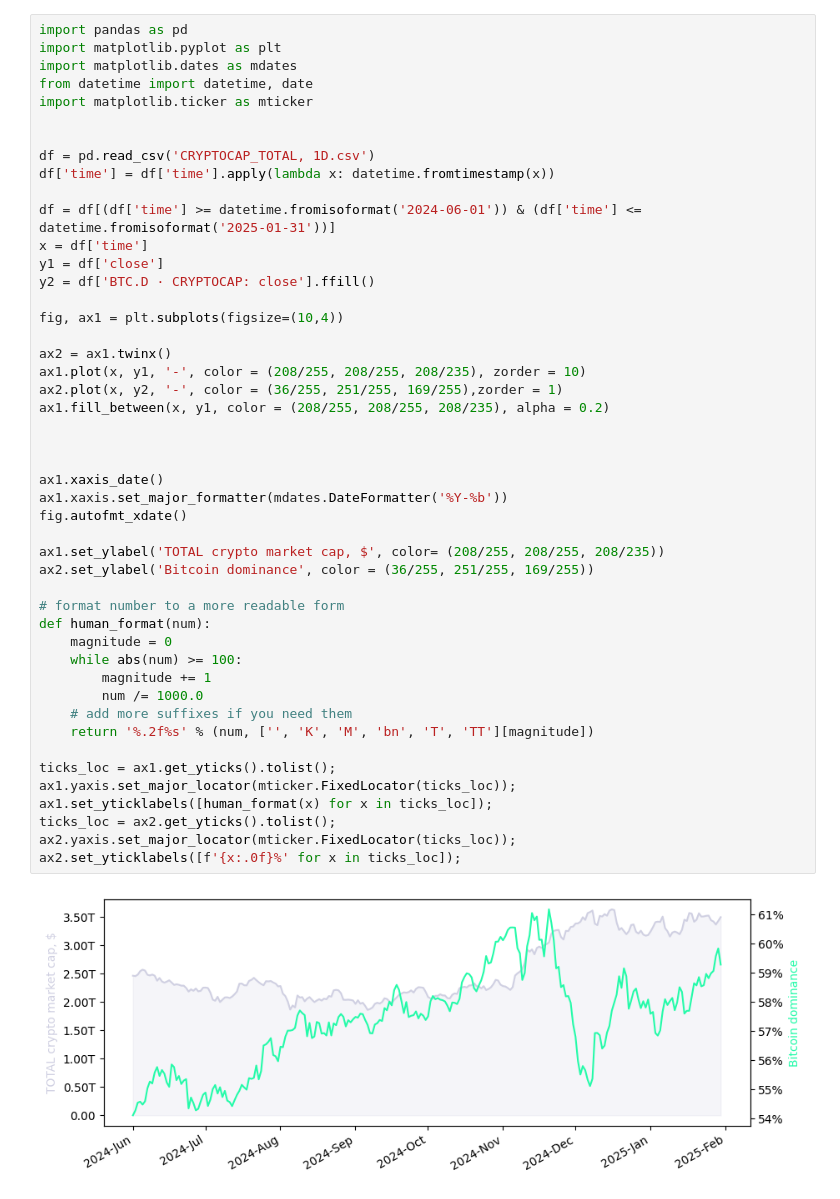
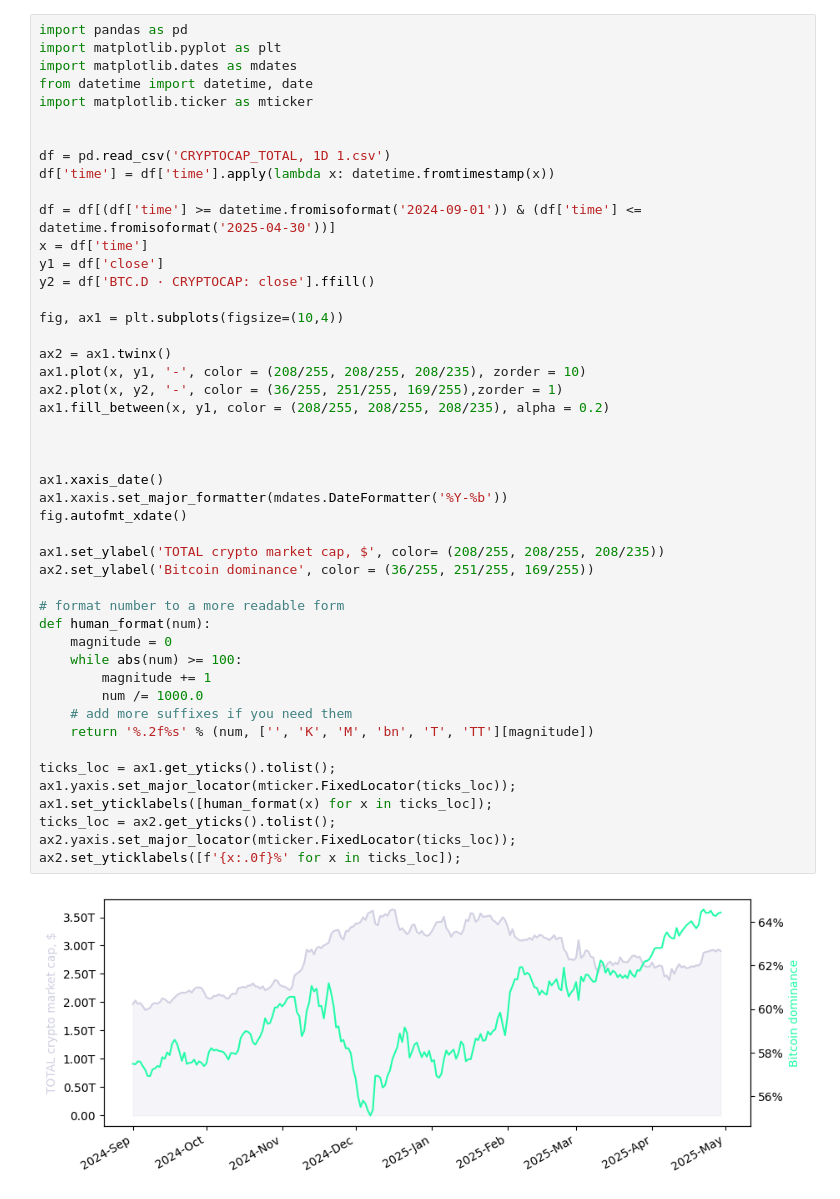
Before and after one commit to apeoftheapes/Data-analysis-with-pandas, a Jupyter notebook: __008.ipynb, the cells around one changed output. Cells and saved outputs as stored; diff of their text form.

```diff
--- a/__008.ipynb
+++ b/__008.ipynb
@@ -6,10 +6,10 @@ from datetime import datetime, date
 import matplotlib.ticker as mticker
 
 
-df = pd.read_csv('CRYPTOCAP_TOTAL, 1D.csv')
+df = pd.read_csv('CRYPTOCAP_TOTAL, 1D 1.csv')
 df['time'] = df['time'].apply(lambda x: datetime.fromtimestamp(x))
 
-df = df[(df['time'] >= datetime.fromisoformat('2024-06-01')) & (df['time'] <= datetime.fromisoformat('2025-01-31'))]
+df = df[(df['time'] >= datetime.fromisoformat('2024-09-01')) & (df['time'] <= datetime.fromisoformat('2025-04-30'))]
 x = df['time']
 y1 = df['close']
 y2 = df['BTC.D · CRYPTOCAP: close'].ffill()
@@ -19,31 +19,31 @@ fig, ax1 = plt.subplots(figsize=(10,4))
 ax2 = ax1.twinx()
 ax1.plot(x, y1, '-', color = (208/255, 208/255, 208/235), zorder = 10)
 ax2.plot(x, y2, '-', color = (36/255, 251/255, 169/255),zorder = 1)
 ax1.fill_between(x, y1, color = (208/255, 208/255, 208/235), alpha = 0.2)
 
 
 
 ax1.xaxis_date()
 ax1.xaxis.set_major_formatter(mdates.DateFormatter('%Y-%b'))
 fig.autofmt_xdate()
 
 ax1.set_ylabel('TOTAL crypto market cap, $', color= (208/255, 208/255, 208/235))
 ax2.set_ylabel('Bitcoin dominance', color = (36/255, 251/255, 169/255))
 
 # format number to a more readable form
 def human_format(num):
     magnitude = 0
     while abs(num) >= 100:
         magnitude += 1
         num /= 1000.0
     # add more suffixes if you need them
     return '%.2f%s' % (num, ['', 'K', 'M', 'bn', 'T', 'TT'][magnitude])
 
 ticks_loc = ax1.get_yticks().tolist();
 ax1.yaxis.set_major_locator(mticker.FixedLocator(ticks_loc));
 ax1.set_yticklabels([human_format(x) for x in ticks_loc]);
 ticks_loc = ax2.get_yticks().tolist();
 ax2.yaxis.set_major_locator(mticker.FixedLocator(ticks_loc));
 ax2.set_yticklabels([f'{x:.0f}%' for x in ticks_loc]);
 # %% [output]
-[figure, old version]
+[figure, new version]
```
